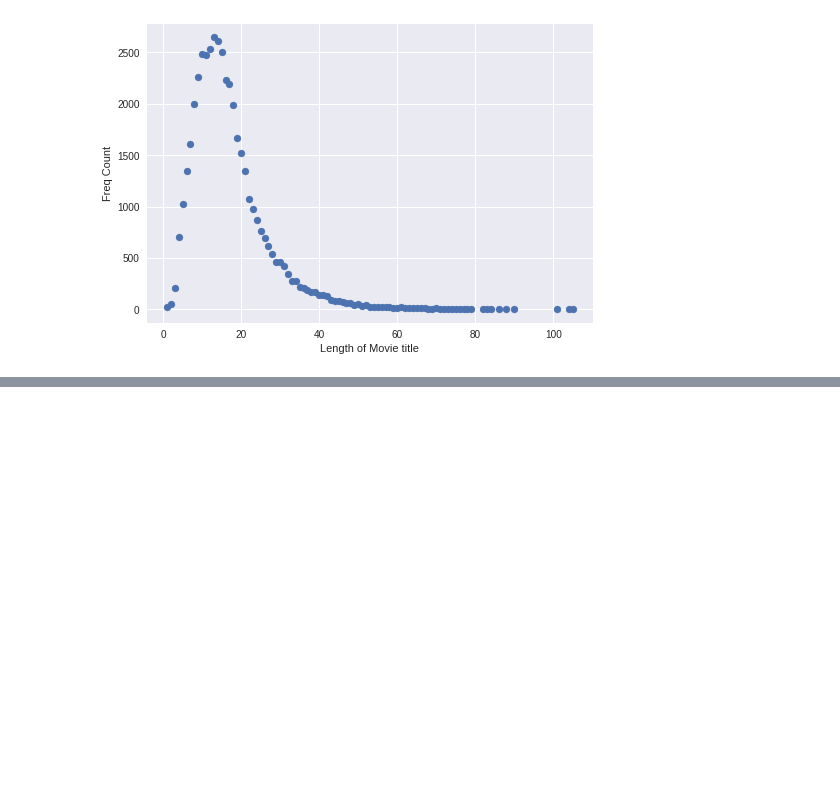
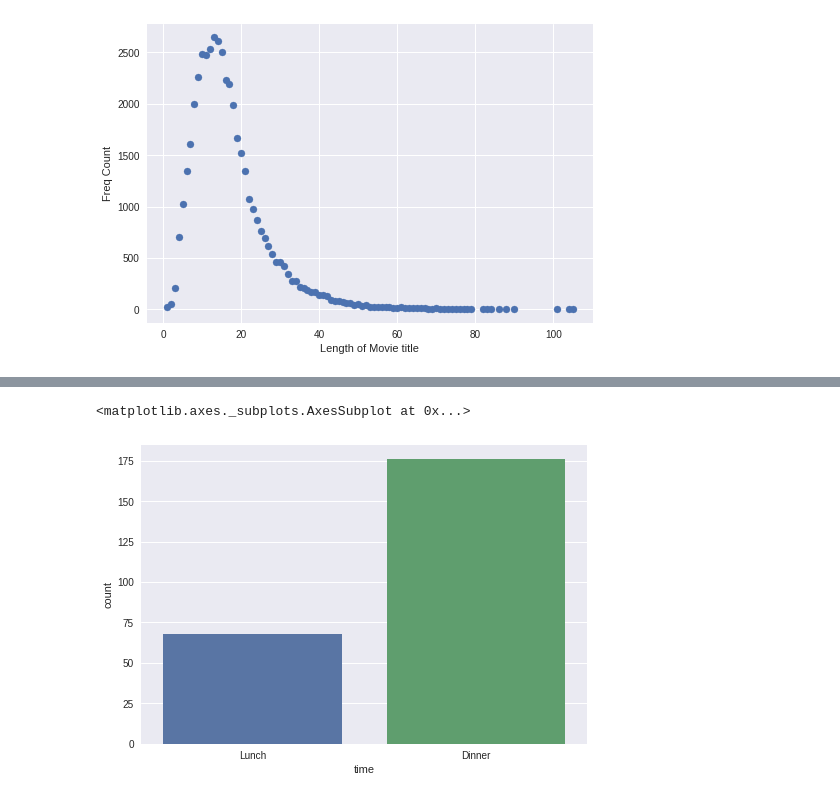
Before and after one commit to developerwizards/Data-science-DW, a Jupyter notebook: Data_Visualization.ipynb, the cells around one changed output, grey strips where cells are left out. Cells and saved outputs as stored; diff of their text form; code cells hidden in the pictures; blank space fills up the shorter version.

```diff
--- a/Data_Visualization.ipynb
+++ b/Data_Visualization.ipynb
@@ -377,0 +433,5 @@ plt.show()
+# %%
+sns.countplot(x='time', data = tips)
+# %% [output]
+<matplotlib.axes._subplots.AxesSubplot at 0x...>
+[figure, added]
```
Also changed, not shown: parts of 37 cells of this notebook.
